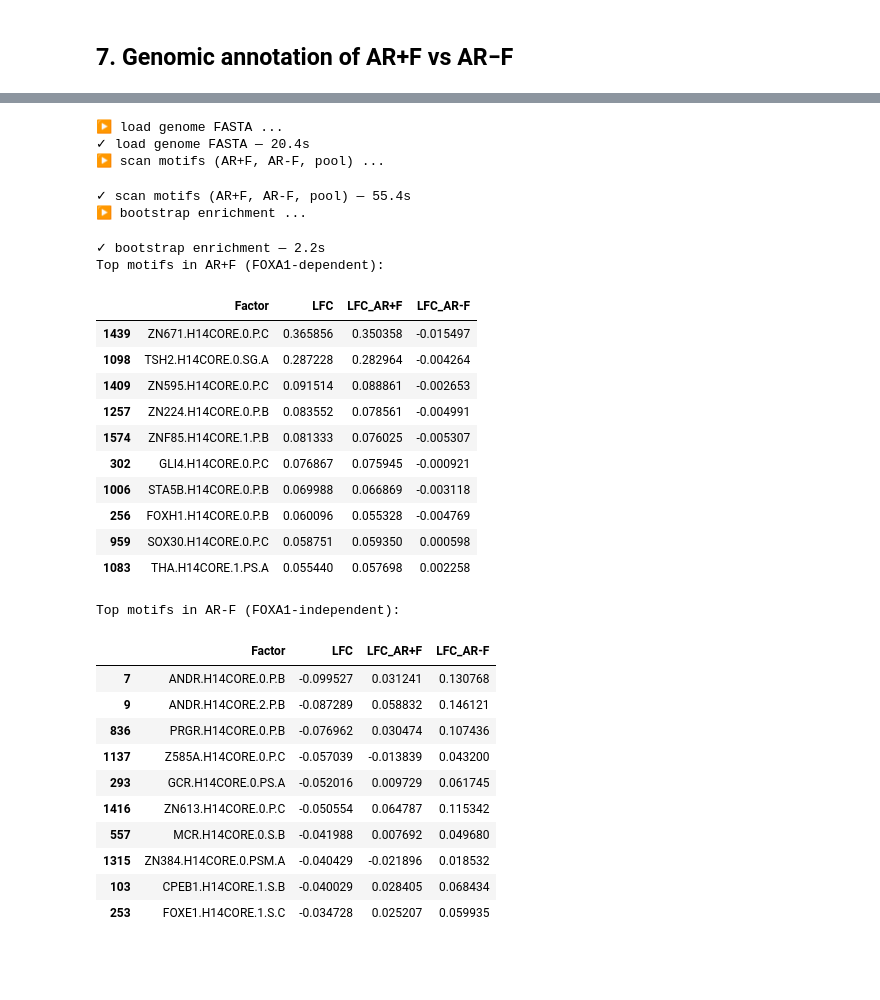
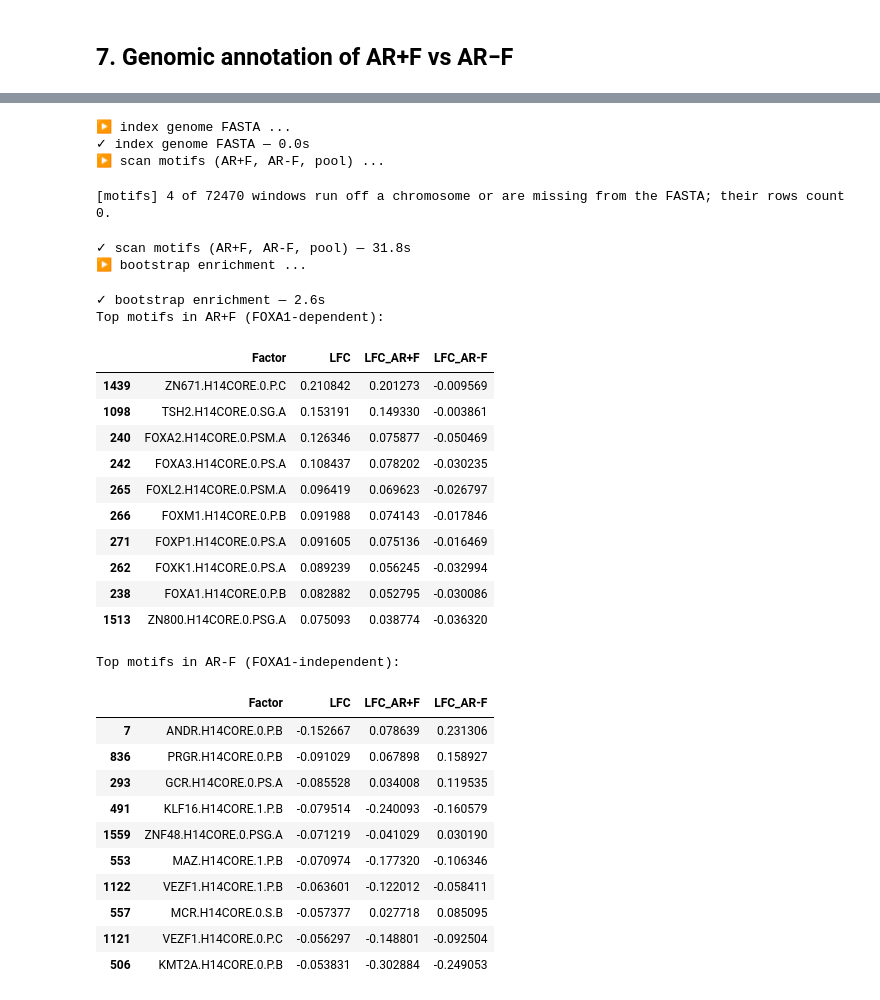
Before and after one commit to birkiy/genomeblocks, a Jupyter notebook: examples/ar_foxa1_lncap/ar_foxa1_lncap.ipynb, the cells around one changed output, grey strips where cells are left out. Saved outputs shown, nothing was run; the diff lists cells and outputs as text; code cells hidden in the pictures; blank space fills up the shorter version.

```diff
--- a/examples/ar_foxa1_lncap/ar_foxa1_lncap.ipynb
+++ b/examples/ar_foxa1_lncap/ar_foxa1_lncap.ipynb
@@ -83,7 +84,7 @@ overlapping intervals into one accessible-region set.
 # %%
 with timer("ATAC union (accessible regions)"):
     accessible = (peaks["ATAC_0h_r1"] + peaks["ATAC_0h_r2"]
-                  + peaks["ATAC_4h_r1"] + peaks["ATAC_4h_r2"]).sort().merge()
+                  + peaks["ATAC_4h_r1"] + peaks["ATAC_4h_r2"]).merge()
 
 print(f"accessible regions (merged): {len(accessible):,}")
 # %% [output]
@@ -150,8 +161,9 @@ Text(0.5, 1.0, 'Accessible peaks: FOXA1 (0h, 4h) vs AR (4h)')
 [figure]
 # %%
 with timer("define AR+F / AR-F"):
-    ARpF  = A4 & F4 & F0                   # AR 4h that IS FOXA1-bound the baseline
-    ARmF  = A4 & F4 - F0                   # AR 4h that is NOT FOXA1-bound in the baseline
+    F_any = (F0 + F4).merge()            # FOXA1-bound at either timepoint
+    ARpF  = A4 & F_any                   # AR 4h that IS FOXA1-bound
+    ARmF  = A4 - F_any                   # AR 4h that is NOT FOXA1-bound
 
 print(f"AR+F (FOXA1-dependent): {len(ARpF):,}   AR-F (FOXA1-independent): {len(ARmF):,}")
 # %% [output]
@@ -244,56 +241,57 @@ pool as background, then bootstrap the log-fold-change. Sorting by `LFC`
 # %%
-with timer("load genome FASTA"):
-    genome = make_genome(GENOME_FA)
+with timer("index genome FASTA"):
+    genome = gb.Genome.from_fasta(GENOME_FA)     # builds hg38.fa.fai once; names and sizes
 
-# background pool = subsample of accessible chromatin (keeps scanning cheap)
+# background pool: every accessible region (the bootstrap draws 500 at a time)
 pool = accessible
 
 with timer("scan motifs (AR+F, AR-F, pool)"):
-    mat_pf   = scan_motifs_matrix(ARpF, genome, MOTIF_DB, r=250, workers=8)
-    mat_mf   = scan_motifs_matrix(ARmF, genome, MOTIF_DB, r=250, workers=8)
-    mat_pool = scan_motifs_matrix(pool, genome, MOTIF_DB, r=250, workers=8)
+    mat_pf   = scan_motifs_matrix(ARpF, GENOME_FA, MOTIF_DB, r=250, workers=8)
+    mat_mf   = scan_motifs_matrix(ARmF, GENOME_FA, MOTIF_DB, r=250, workers=8)
+    mat_pool = scan_motifs_matrix(pool, GENOME_FA, MOTIF_DB, r=250, workers=8)
 
 with timer("bootstrap enrichment"):
     enr = bootstrap_enrichment({"AR+F": mat_pf, "AR-F": mat_mf},
                                ref=mat_pool, boot=100, sample=500, seed=0)
 
 show = ["Factor", "LFC", "LFC_AR+F", "LFC_AR-F"]
 ranked = enr.sort_values("LFC", ascending=False)
-print("Top motifs in AR+F (FOXA1-inbaseline):")
+print("Top motifs in AR+F (FOXA1-dependent):")
 display(ranked.head(10)[show])
-print("Top motifs in AR-F (FOXA1-Later):")
+print("Top motifs in AR-F (FOXA1-independent):")
 display(ranked.tail(10)[show].iloc[::-1])
 # %% [output]
-▶ load genome FASTA ...
-✓ load genome FASTA — 20.4s
+▶ index genome FASTA ...
+✓ index genome FASTA — 0.0s
 ▶ scan motifs (AR+F, AR-F, pool) ...
-✓ scan motifs (AR+F, AR-F, pool) — 55.4s
-▶ bootstrap enrichment ...
+[motifs] 4 of 72470 windows run off a chromosome or are missing from the FASTA; their rows count 0.
-✓ bootstrap enrichment — 2.2s
-Top motifs in AR+F (FOXA1-dependent):
+✓ scan motifs (AR+F, AR-F, pool) — 31.8s
+▶ bootstrap enrichment ...
+✓ bootstrap enrichment — 2.6s
+Top motifs in AR+F (FOXA1-dependent):
 |  | Factor | LFC | LFC_AR+F | LFC_AR-F |
-| 1439 | ZN671.H14CORE.0.P.C | 0.365856 | 0.350358 | -0.015497 |
-| 1098 | TSH2.H14CORE.0.SG.A | 0.287228 | 0.282964 | -0.004264 |
-| 1409 | ZN595.H14CORE.0.P.C | 0.091514 | 0.088861 | -0.002653 |
-| 1257 | ZN224.H14CORE.0.P.B | 0.083552 | 0.078561 | -0.004991 |
-| 1574 | ZNF85.H14CORE.1.P.B | 0.081333 | 0.076025 | -0.005307 |
-| 302 | GLI4.H14CORE.0.P.C | 0.076867 | 0.075945 | -0.000921 |
-| 1006 | STA5B.H14CORE.0.P.B | 0.069988 | 0.066869 | -0.003118 |
-| 256 | FOXH1.H14CORE.0.P.B | 0.060096 | 0.055328 | -0.004769 |
-| 959 | SOX30.H14CORE.0.P.C | 0.058751 | 0.059350 | 0.000598 |
-| 1083 | THA.H14CORE.1.PS.A | 0.055440 | 0.057698 | 0.002258 |
+| 1439 | ZN671.H14CORE.0.P.C | 0.210842 | 0.201273 | -0.009569 |
+| 1098 | TSH2.H14CORE.0.SG.A | 0.153191 | 0.149330 | -0.003861 |
+| 240 | FOXA2.H14CORE.0.PSM.A | 0.126346 | 0.075877 | -0.050469 |
+| 242 | FOXA3.H14CORE.0.PS.A | 0.108437 | 0.078202 | -0.030235 |
+| 265 | FOXL2.H14CORE.0.PSM.A | 0.096419 | 0.069623 | -0.026797 |
+| 266 | FOXM1.H14CORE.0.P.B | 0.091988 | 0.074143 | -0.017846 |
+| 271 | FOXP1.H14CORE.0.PS.A | 0.091605 | 0.075136 | -0.016469 |
+| 262 | FOXK1.H14CORE.0.PS.A | 0.089239 | 0.056245 | -0.032994 |
+| 238 | FOXA1.H14CORE.0.P.B | 0.082882 | 0.052795 | -0.030086 |
+| 1513 | ZN800.H14CORE.0.PSG.A | 0.075093 | 0.038774 | -0.036320 |
-Top motifs in AR-F (FOXA1-independent):
+Top motifs in AR-F (FOXA1-independent):
 |  | Factor | LFC | LFC_AR+F | LFC_AR-F |
-| 7 | ANDR.H14CORE.0.P.B | -0.099527 | 0.031241 | 0.130768 |
-| 9 | ANDR.H14CORE.2.P.B | -0.087289 | 0.058832 | 0.146121 |
-| 836 | PRGR.H14CORE.0.P.B | -0.076962 | 0.030474 | 0.107436 |
-| 1137 | Z585A.H14CORE.0.P.C | -0.057039 | -0.013839 | 0.043200 |
-| 293 | GCR.H14CORE.0.PS.A | -0.052016 | 0.009729 | 0.061745 |
-| 1416 | ZN613.H14CORE.0.P.C | -0.050554 | 0.064787 | 0.115342 |
-| 557 | MCR.H14CORE.0.S.B | -0.041988 | 0.007692 | 0.049680 |
-| 1315 | ZN384.H14CORE.0.PSM.A | -0.040429 | -0.021896 | 0.018532 |
-| 103 | CPEB1.H14CORE.1.S.B | -0.040029 | 0.028405 | 0.068434 |
-| 253 | FOXE1.H14CORE.1.S.C | -0.034728 | 0.025207 | 0.059935 |
+| 7 | ANDR.H14CORE.0.P.B | -0.152667 | 0.078639 | 0.231306 |
+| 836 | PRGR.H14CORE.0.P.B | -0.091029 | 0.067898 | 0.158927 |
+| 293 | GCR.H14CORE.0.PS.A | -0.085528 | 0.034008 | 0.119535 |
+| 491 | KLF16.H14CORE.1.P.B | -0.079514 | -0.240093 | -0.160579 |
+| 1559 | ZNF48.H14CORE.0.PSG.A | -0.071219 | -0.041029 | 0.030190 |
+| 553 | MAZ.H14CORE.1.P.B | -0.070974 | -0.177320 | -0.106346 |
+| 1122 | VEZF1.H14CORE.1.P.B | -0.063601 | -0.122012 | -0.058411 |
+| 557 | MCR.H14CORE.0.S.B | -0.057377 | 0.027718 | 0.085095 |
+| 1121 | VEZF1.H14CORE.0.P.C | -0.056297 | -0.148801 | -0.092504 |
+| 506 | KMT2A.H14CORE.0.P.B | -0.053831 | -0.302884 | -0.249053 |
 # %% [markdown]
 ## 9. ChIP-Atlas (atlas) differential enrichment
 
```
Also changed, not shown: parts of 16 cells of this notebook, 17 other files.
